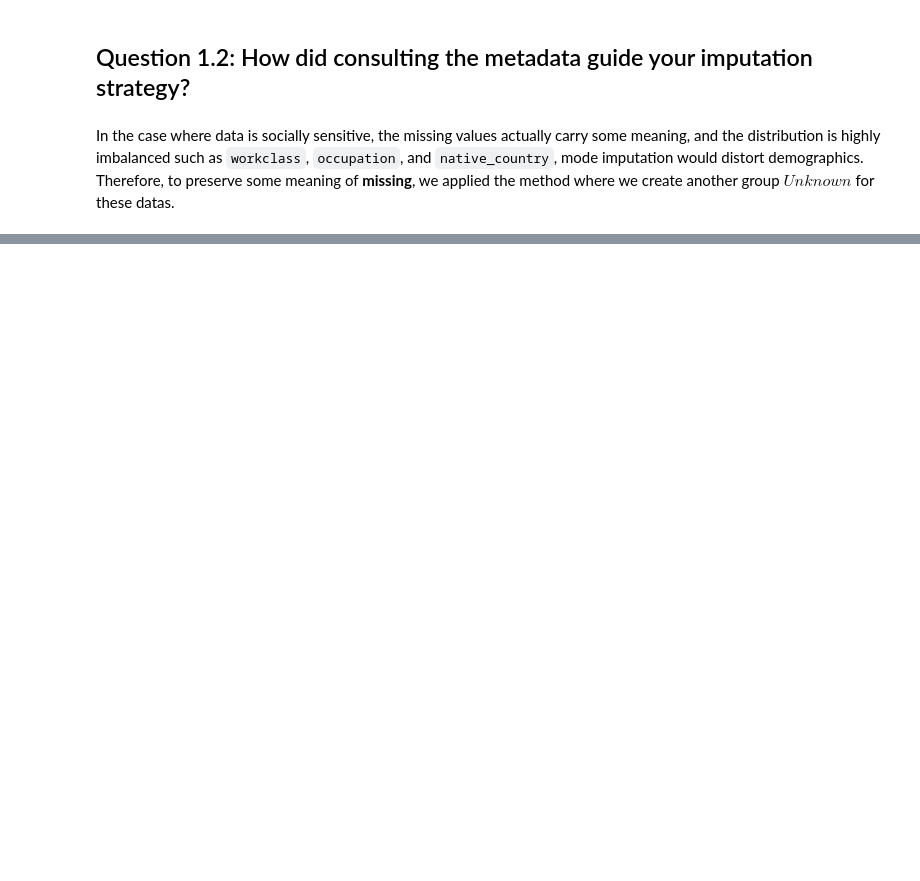
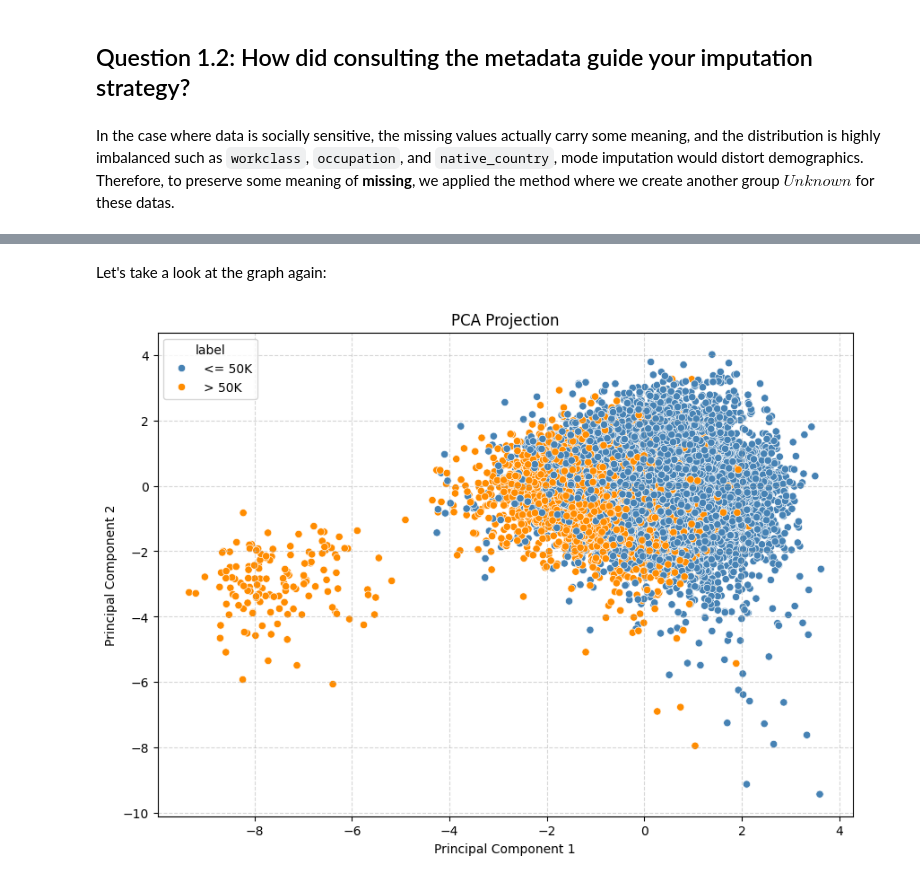
Before and after one commit to longle0702/UCI-Adult-Analyzing-Income-Factors, a Jupyter notebook: Questions.ipynb, the cells around one changed output, grey strips where cells are left out. Drawn from its saved outputs; the diff is of its cells as text; code cells hidden in the pictures; blank space fills up the shorter version.

```diff
--- a/Questions.ipynb
+++ b/Questions.ipynb
@@ -157,0 +156,7 @@ In the case where data is socially sensitive, the missing values actually carry
+# %% [markdown]
+Let's take a look at the graph again:
+# %%
+from PIL import Image
+Image.open("output.png")
+# %% [output]
+[figure, added]
```
Also changed, not shown: parts of 12 cells of this notebook, 4 other files.
